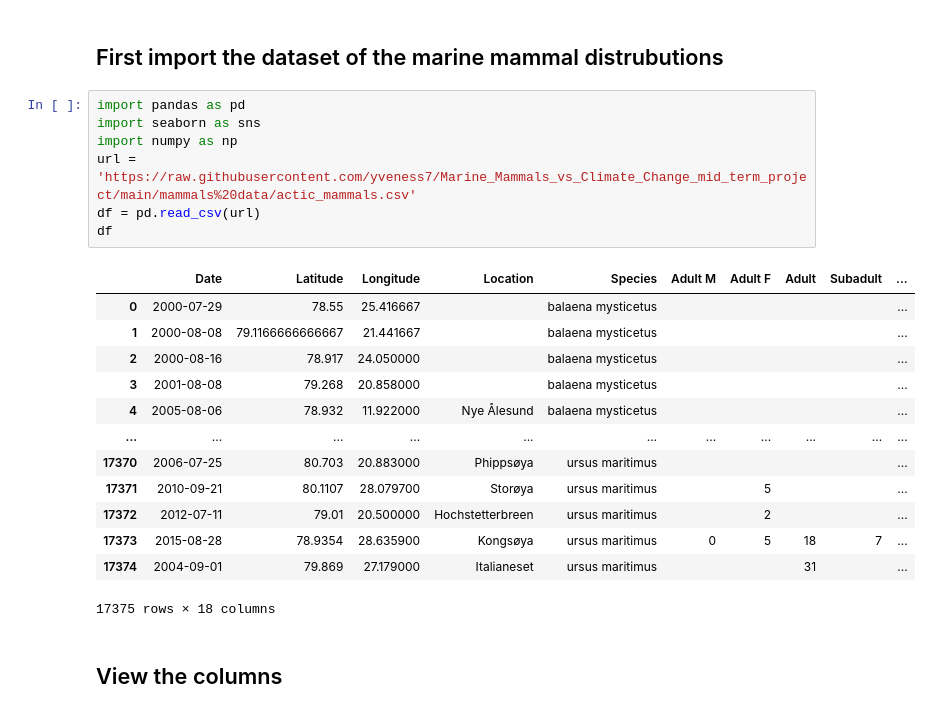
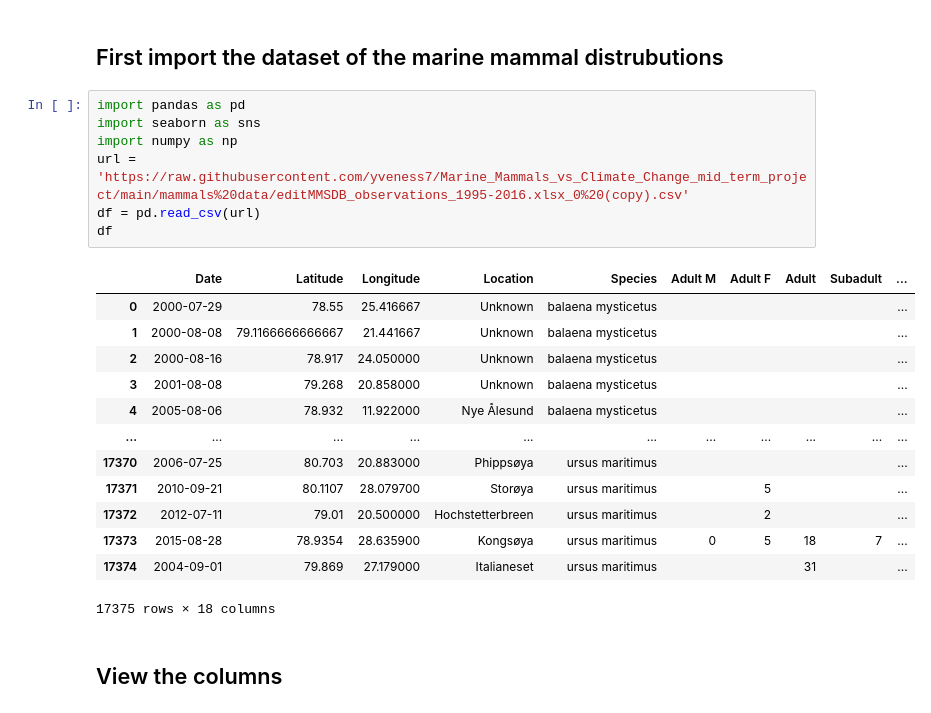
Before and after one commit to yveness7/Arctic_Mammals_mid_term_project, a Jupyter notebook: mammals data/cleaning_arctic_mammals.ipynb, the cells around one changed output. Cells and saved outputs as stored; diff of their text form.

```diff
--- a/mammals data/cleaning_arctic_mammals.ipynb
+++ b/mammals data/cleaning_arctic_mammals.ipynb
@@ -3,16 +3,16 @@
 # %%
 import pandas as pd
 import seaborn as sns
 import numpy as np
-url = 'https://raw.githubusercontent.com/yveness7/Marine_Mammals_vs_Climate_Change_mid_term_project/main/mammals%20data/actic_mammals.csv'
+url = 'https://raw.githubusercontent.com/yveness7/Marine_Mammals_vs_Climate_Change_mid_term_project/main/mammals%20data/editMMSDB_observations_1995-2016.xlsx_0%20(copy).csv'
 df = pd.read_csv(url)
 df
 # %% [output]
 |  | Date | Latitude | Longitude | Location | Species | Adult M | Adult F | Adult | Subadult | ... |
-| 0 | 2000-07-29 | 78.55 | 25.416667 |  | balaena mysticetus |  |  |  |  | ... |
-| 1 | 2000-08-08 | 79.1166666666667 | 21.441667 |  | balaena mysticetus |  |  |  |  | ... |
-| 2 | 2000-08-16 | 78.917 | 24.050000 |  | balaena mysticetus |  |  |  |  | ... |
-| 3 | 2001-08-08 | 79.268 | 20.858000 |  | balaena mysticetus |  |  |  |  | ... |
+| 0 | 2000-07-29 | 78.55 | 25.416667 | Unknown | balaena mysticetus |  |  |  |  | ... |
+| 1 | 2000-08-08 | 79.1166666666667 | 21.441667 | Unknown | balaena mysticetus |  |  |  |  | ... |
+| 2 | 2000-08-16 | 78.917 | 24.050000 | Unknown | balaena mysticetus |  |  |  |  | ... |
+| 3 | 2001-08-08 | 79.268 | 20.858000 | Unknown | balaena mysticetus |  |  |  |  | ... |
 | 4 | 2005-08-06 | 78.932 | 11.922000 | Nye Ålesund | balaena mysticetus |  |  |  |  | ... |
 | ... | ... | ... | ... | ... | ... | ... | ... | ... | ... | ... |
 | 17370 | 2006-07-25 | 80.703 | 20.883000 | Phippsøya | ursus maritimus |  |  |  |  | ... |
```
Also changed, not shown: parts of 9 cells of this notebook.
